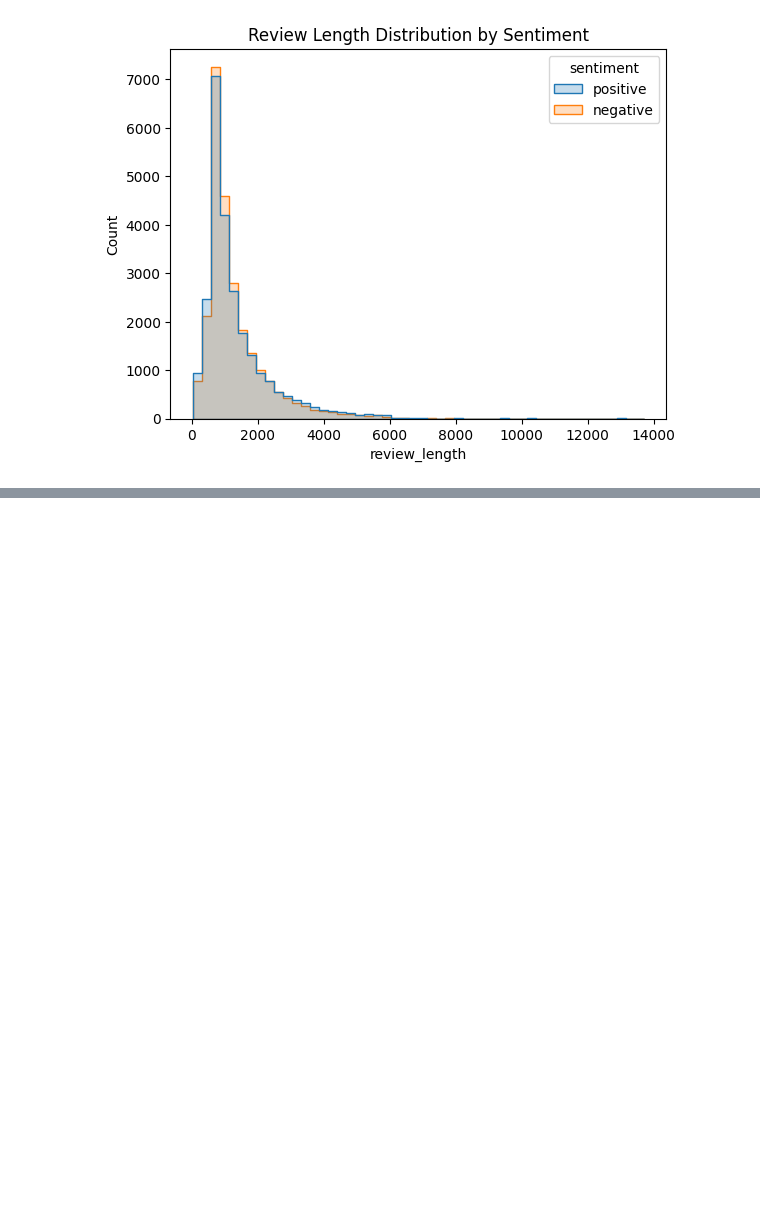
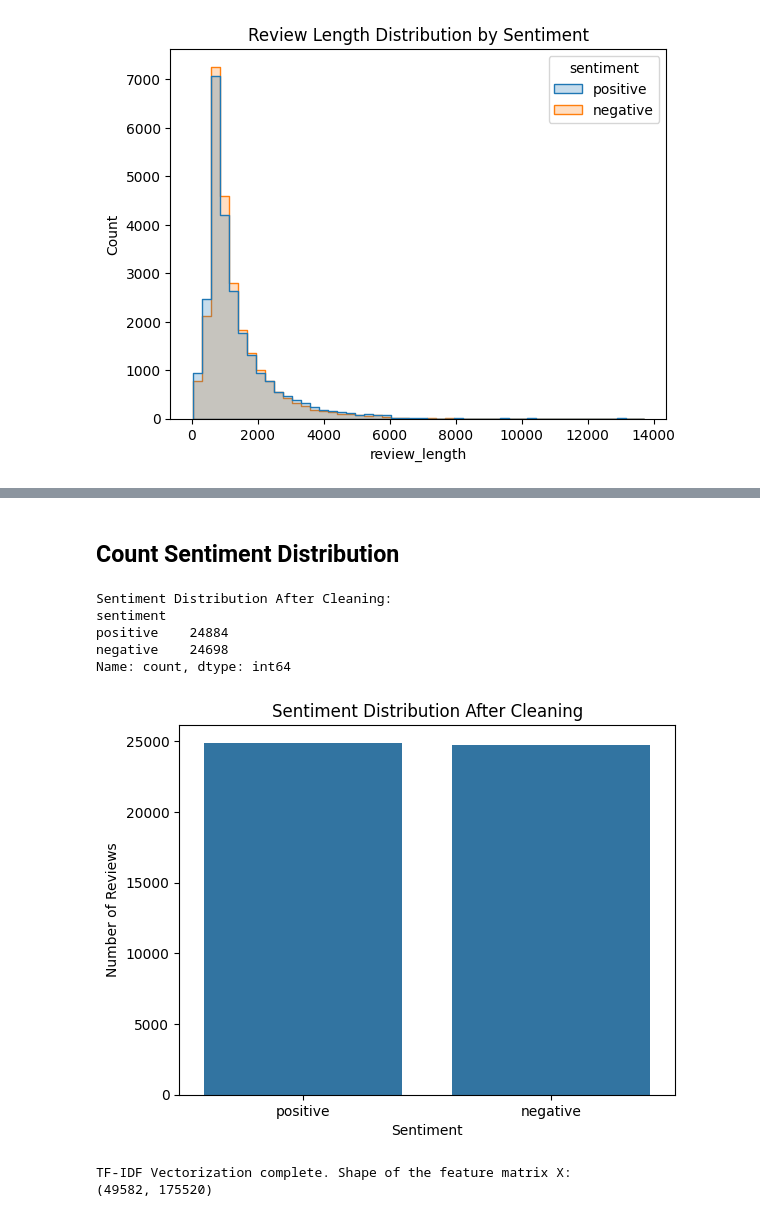
Before and after one commit to Prashidha0O1/imdb-review-classifier, a Jupyter notebook: notebook/23048617_PrashidhaRawal.ipynb, the cells around one changed output, grey strips where cells are left out. Cells and saved outputs as stored; diff of their text form; code cells hidden in the pictures; blank space fills up the shorter version.

```diff
--- a/notebook/23048617_PrashidhaRawal.ipynb
+++ b/notebook/23048617_PrashidhaRawal.ipynb
@@ -62,0 +111,34 @@ plt.show()
+# %%
+import pandas as pd
+
+def preprocess_text(text):
+    text = re.sub(r'<br\s*/>', ' ', text)    # 1. Remove HTML tags like '<br />'
+    text = re.sub(r'[^a-zA-Z\s]', '', text)# 2. Remove special characters (anything not a letter or space)
+    text = text.lower() # 3. Convert to lowercase
+    tokens = word_tokenize(text) # 4. Tokenize the text
+
+    # Initialize stop words and lemmatizer once for efficiency
+    stop_words = set(stopwords.words('english'))
+    lemmatizer = WordNetLemmatizer()
+
+    # 5. Remove stopwords and 6. Perform lemmatization
+    cleaned_tokens = [lemmatizer.lemmatize(word) for word in tokens if word not in stop_words]
+
+    # 7. Join tokens back into a string
+    return ' '.join(cleaned_tokens)
+
+# Apply the preprocessing function to the 'review' column
+movie_data['cleaned_review'] = movie_data['review'].apply(preprocess_text)
+
+# Drop duplicate rows
+initial_rows = movie_data.shape[0]
+movie_data.drop_duplicates(inplace=True)
+print(f"Dropped {initial_rows - movie_data.shape[0]} duplicate rows.")
+
+# Drop rows with null values
+initial_rows = movie_data.shape[0]
+movie_data.dropna(inplace=True)
+print(f"Dropped {initial_rows - movie_data.shape[0]} rows with null values.")
+
+print("Preprocessing complete. Displaying head of the DataFrame with 'cleaned_review' column:")
+display(movie_data.head())
@@ -62,0 +155,33 @@ plt.show()
+# %% [markdown]
+## Count Sentiment Distribution
+# %%
+sentiment_counts = movie_data['sentiment'].value_counts()
+print("Sentiment Distribution After Cleaning:")
+print(sentiment_counts)
+
+sns.countplot(x='sentiment', data=movie_data)
+plt.title("Sentiment Distribution After Cleaning")
+plt.xlabel("Sentiment")
+plt.ylabel("Number of Reviews")
+plt.show()
+# %% [output]
+Sentiment Distribution After Cleaning:
+sentiment
+positive    24884
+negative    24698
+Name: count, dtype: int64
+[figure, added]
+# %%
+from sklearn.feature_extraction.text import TfidfVectorizer
+
+# Instantiate TfidfVectorizer with specified parameters
+tfidf_vectorizer = TfidfVectorizer(min_df=5, max_df=0.9, ngram_range=(1, 2))
+
+# Fit and transform the 'cleaned_review' column
+X = tfidf_vectorizer.fit_transform(movie_data['cleaned_review'])
+
+print("TF-IDF Vectorization complete. Shape of the feature matrix X:")
+print(X.shape)
+# %% [output]
+TF-IDF Vectorization complete. Shape of the feature matrix X:
+(49582, 175520)
```
Also changed, not shown: parts of 11 cells of this notebook.
